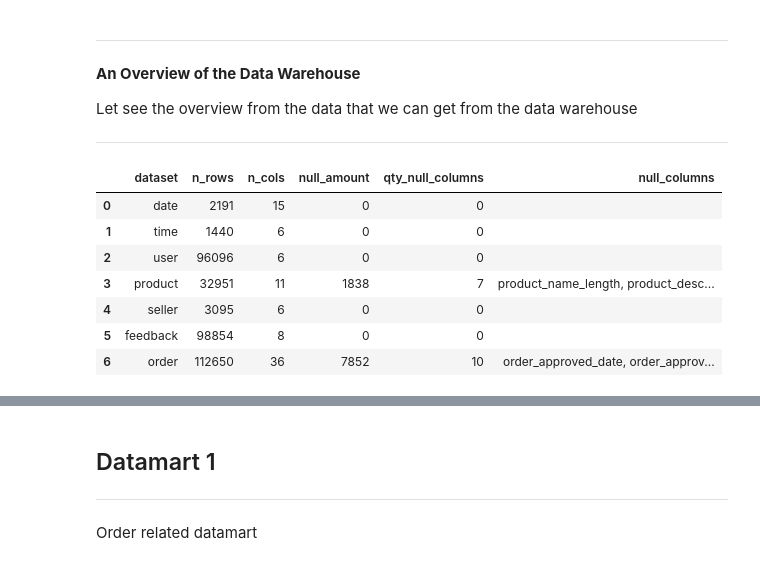
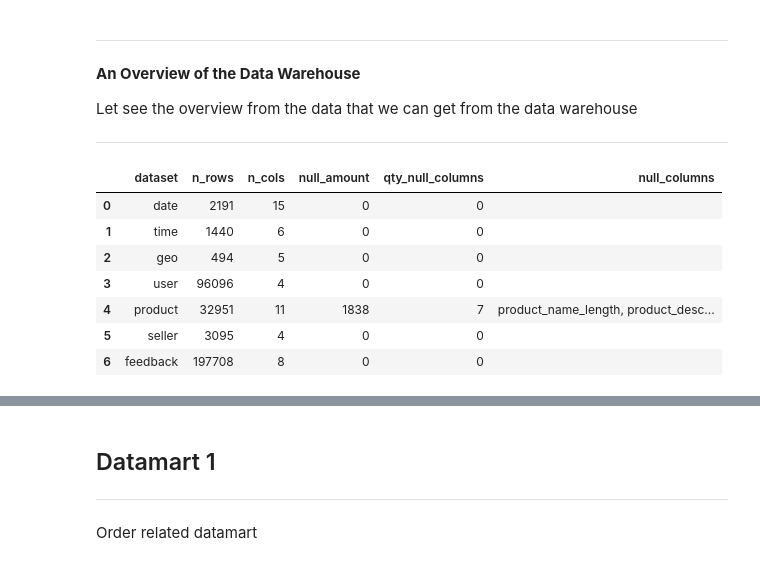
Before and after one commit to William9923/EcommerceAnalytics, a Jupyter notebook: notebooks/04_05_2021_Dataset🛒.ipynb, the cells around one changed output, grey strips where cells are left out. Cells and saved outputs as stored; diff of their text form; code cells hidden in the pictures.

```diff
--- a/notebooks/04_05_2021_Dataset🛒.ipynb
+++ b/notebooks/04_05_2021_Dataset🛒.ipynb
@@ -60,32 +60,33 @@ Let see the overview from the data that we can get from the data warehouse
 # %%
 date = pd.read_sql_table("dim_date", conn, schema=schema)
 time = pd.read_sql_table("dim_time", conn, schema=schema)
+geo = pd.read_sql_table("dim_geo", conn, schema=schema)
 user = pd.read_sql_table("dim_user", conn, schema=schema)
 product = pd.read_sql_table("dim_product", conn, schema=schema)
 seller = pd.read_sql_table("dim_seller", conn, schema=schema)
 feedback = pd.read_sql_table("dim_feedback", conn, schema=schema)
-fct_order_item = pd.read_sql_table("fct_order_items", conn, schema=schema)
+# fct_order_item = pd.read_sql_table("fct_order_items", conn, schema=schema)
 # %%
 # Collections for each dataset
-datasets = [date, time, user, product, seller, feedback, fct_order_item]
-names = ['date', 'time', 'user', 'product', 'seller', 'feedback', 'order']
+datasets = [date, time, geo, user, product, seller, feedback]
+names = ['date', 'time', 'geo', 'user', 'product', 'seller', 'feedback']
 
 # Creating a DataFrame with useful information about all datasets
 data_info = pd.DataFrame({})
 data_info['dataset'] = names
 data_info['n_rows'] = [df.shape[0] for df in datasets]
 data_info['n_cols'] = [df.shape[1] for df in datasets]
 data_info['null_amount'] = [df.isnull().sum().sum() for df in datasets]
 data_info['qty_null_columns'] = [len([col for col, null in df.isnull().sum().items() if null > 0]) for df in datasets]
 data_info['null_columns'] = [', '.join([col for col, null in df.isnull().sum().items() if null > 0]) for df in datasets]
 
 data_info.style.background_gradient()
 # %% [output]
 |  | dataset | n_rows | n_cols | null_amount | qty_null_columns | null_columns |
 | 0 | date | 2191 | 15 | 0 | 0 |  |
 | 1 | time | 1440 | 6 | 0 | 0 |  |
-| 2 | user | 96096 | 6 | 0 | 0 |  |
-| 3 | product | 32951 | 11 | 1838 | 7 | product_name_length, product_desc... |
-| 4 | seller | 3095 | 6 | 0 | 0 |  |
-| 5 | feedback | 98854 | 8 | 0 | 0 |  |
-| 6 | order | 112650 | 36 | 7852 | 10 | order_approved_date, order_approv... |
+| 2 | geo | 494 | 5 | 0 | 0 |  |
+| 3 | user | 96096 | 4 | 0 | 0 |  |
+| 4 | product | 32951 | 11 | 1838 | 7 | product_name_length, product_desc... |
+| 5 | seller | 3095 | 4 | 0 | 0 |  |
+| 6 | feedback | 197708 | 8 | 0 | 0 |  |
```
Also changed, not shown: parts of 2 cells of this notebook, 10 other files.
